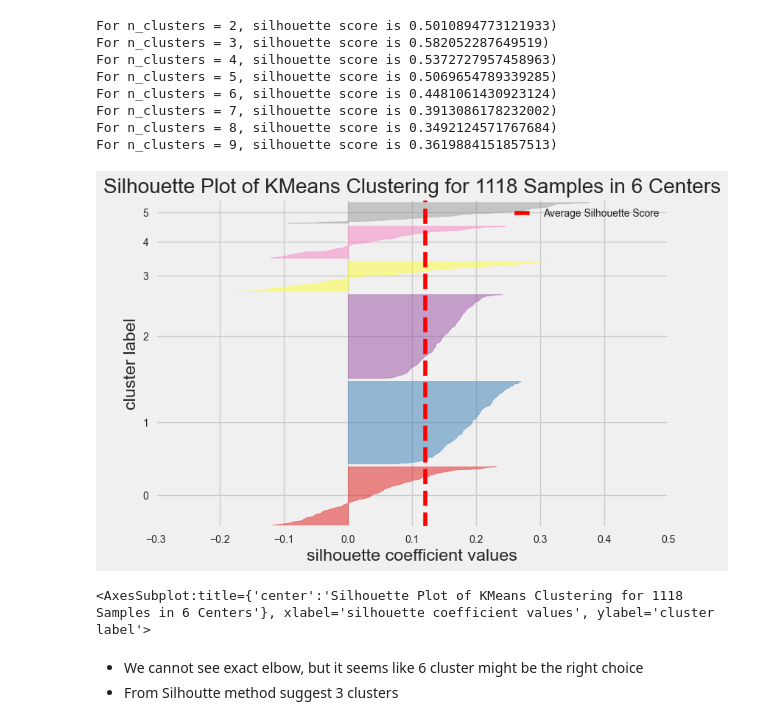
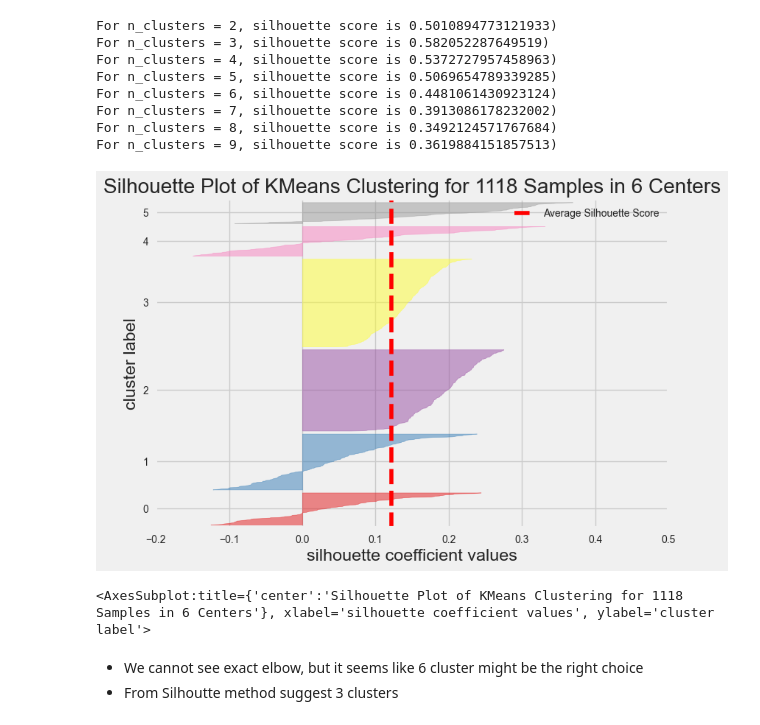
Before and after one commit to azebryk/My_spotify_songs, a Jupyter notebook: 3_EDA_Clustering.ipynb, the cells around one changed output. Saved outputs shown, nothing was run; the diff lists cells and outputs as text; code cells hidden in the pictures.

```diff
--- a/3_EDA_Clustering.ipynb
+++ b/3_EDA_Clustering.ipynb
@@ -394,12 +394,12 @@ For n_clusters = 7, silhouette score is 0.3913086178232002)
 For n_clusters = 8, silhouette score is 0.3492124571767684)
 For n_clusters = 9, silhouette score is 0.3619884151857513)
 # %%
-silhouette = SilhouetteVisualizer(KMeans(6))
+silhouette = SilhouetteVisualizer(clt)
 silhouette.fit(X_std)
 # plt.savefig('elbow_full.png', pad_inches=0.1)
 silhouette.show()
 # %% [output]
-[figure, old version]
+[figure, new version]
 <AxesSubplot:title={'center':'Silhouette Plot of KMeans Clustering for 1118 Samples in 6 Centers'}, xlabel='silhouette coefficient values', ylabel='cluster label'>
 # %% [markdown]
 - We cannot see exact elbow, but it seems like 6 cluster might be the right choice
```
Also changed, not shown: parts of 19 cells of this notebook, 8 other files.
